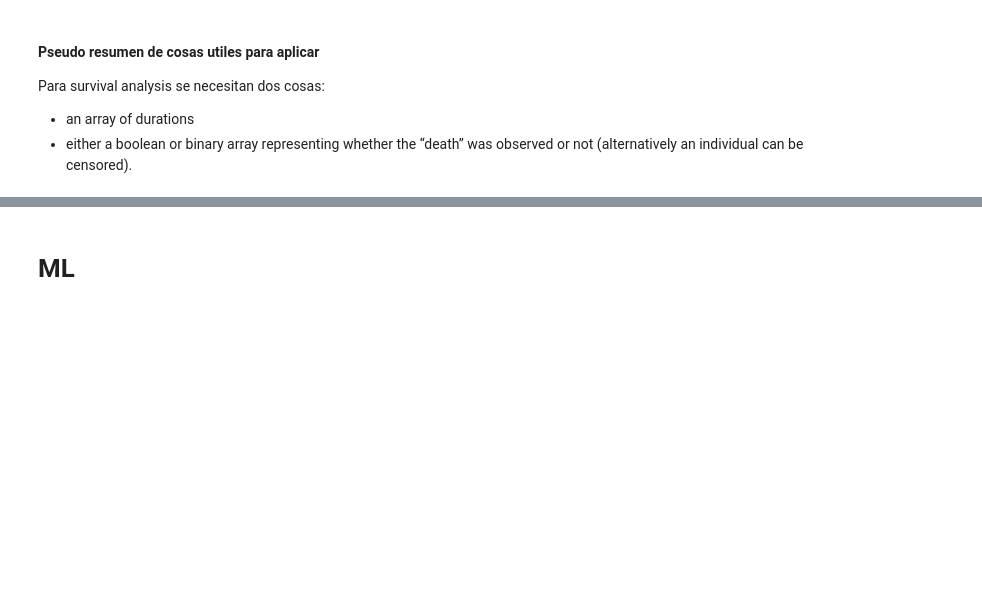
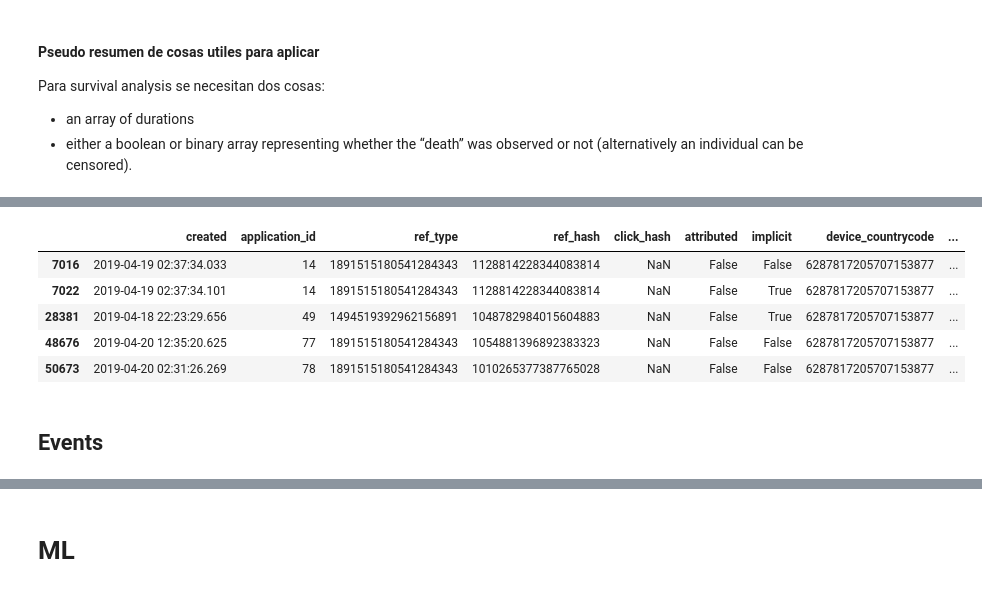
Before and after one commit to rozanecm/7506_tp2_1c2019, a Jupyter notebook: notebooks/My nb by mr.ipynb, the cells around one changed output, grey strips where cells are left out. Cells and saved outputs as stored; diff of their text form; code cells hidden in the pictures; blank space fills up the shorter version.

```diff
--- a/notebooks/My nb by mr.ipynb
+++ b/notebooks/My nb by mr.ipynb
@@ -124,8 +124,8 @@ def load_installs(users=get_target_ids(), days=all_days):
     If lists left empty, consider whole set of users and days respectively."""
     df_installs = pd.read_csv('../data/installs.csv', engine='c', dtype=installs_dtypes, parse_dates=['created'])
     def load_condition(df):
-        return df['ref_hash'].isin(users) & df['date'].dt.day.isin(days)
-    df = df_installs.loc[condition(df_installs)]
+        return df['ref_hash'].isin(users) & df['created'].dt.day.isin(days)
+    df = df_installs.loc[load_condition(df_installs)]
     return df
 # %%
 events_dtypes = {"index":                   "category",
@@ -185,0 +203,13 @@ Para survival analysis se necesitan dos cosas:
+# %%
+df = load_installs(get_target_ids_chunk(1), all_days[:3])
+# %%
+df.head()
+# %% [output]
+|  | created | application_id | ref_type | ref_hash | click_hash | attributed | implicit | device_countrycode | ... |
+| 7016 | 2019-04-19 02:37:34.033 | 14 | 1891515180541284343 | 1128814228344083814 | NaN | False | False | 6287817205707153877 | ... |
+| 7022 | 2019-04-19 02:37:34.101 | 14 | 1891515180541284343 | 1128814228344083814 | NaN | False | True | 6287817205707153877 | ... |
+| 28381 | 2019-04-18 22:23:29.656 | 49 | 1494519392962156891 | 1048782984015604883 | NaN | False | True | 6287817205707153877 | ... |
+| 48676 | 2019-04-20 12:35:20.625 | 77 | 1891515180541284343 | 1054881396892383323 | NaN | False | False | 6287817205707153877 | ... |
+| 50673 | 2019-04-20 02:31:26.269 | 78 | 1891515180541284343 | 1010265377387765028 | NaN | False | False | 6287817205707153877 | ... |
+# %% [markdown]
+## Events
```
Also changed, not shown: parts of 11 cells of this notebook.
